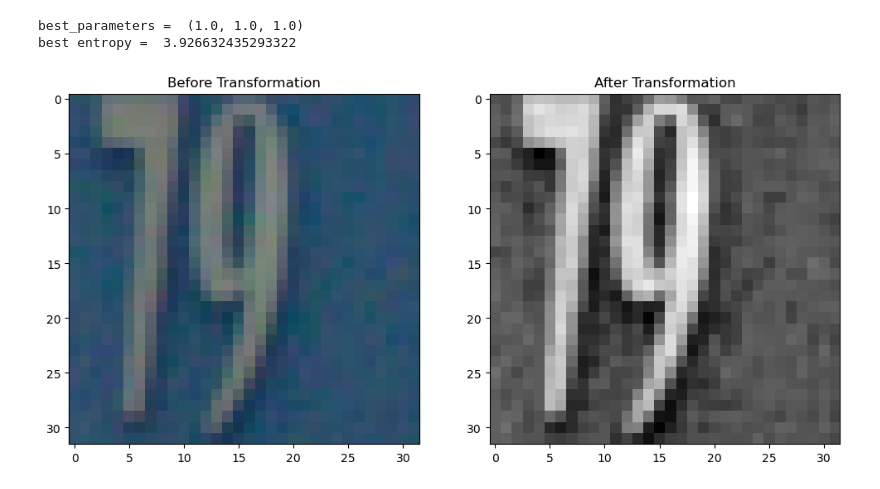
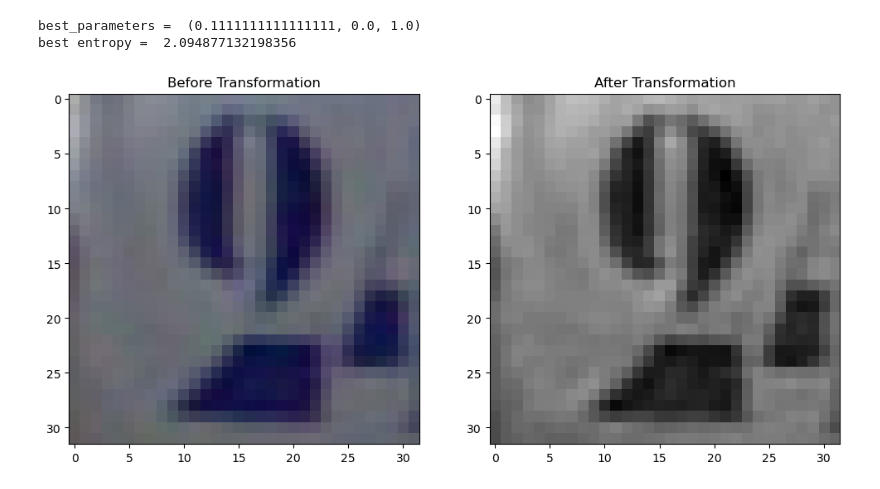
Before and after one commit to SHlee-TDA/TOFLA, a Jupyter notebook: examples/exmples.ipynb, the cells around one changed output. Drawn from its saved outputs; the diff is of its cells as text; code cells hidden in the pictures.

```diff
--- a/examples/exmples.ipynb
+++ b/examples/exmples.ipynb
@@ -14,9 +14,9 @@ transform = transforms.Compose([
 ])
 
 # CIFAR-10 훈련 데이터셋 로드
-#train_dataset = torchvision.datasets.CIFAR10(root='./data', train=True,
-#                                             download=True, transform=transform)
+train_dataset = torchvision.datasets.CIFAR10(root='./data', train=True,
+                                             download=True, transform=transform)
 
-train_dataset = torchvision.datasets.SVHN(root='./data', split='train',
-                                          transform=transform, download=True)
+#train_dataset = torchvision.datasets.SVHN(root='./data', split='train',
+#                                          transform=transform, download=True)
 # %% [output]
@@ -32,6 +24,10 @@ subset_dataset = torch.utils.data.Subset(train_dataset, subset_indices)
 # %%
-images_only_dataset = [image for image, _ in subset_dataset]
+import torch
+images_only_dataset = [image for image, _ in train_dataset]
 dataset = torch.stack(images_only_dataset)
 # %%
-best_params, best_entropy = GridSearch(dataset=dataset, steps=10).optimize()
+# Optimization
+best_params, best_entropy = GridSearch(dataset=dataset,
+                                       homology_dimension=1,
+                                       steps=10).optimize()
 # %% [output]
@@ -57,8 +52,8 @@ INFO:cubical.optimization:Params: (1.0000, 1.0000, 1.0000), Average Entropy: 3.9
 print('best_parameters = ', best_params)
 print('best entropy = ', best_entropy)
 # %% [output]
-best_parameters =  (1.0, 1.0, 1.0)
-best entropy =  3.926632435293322
+best_parameters =  (0.1111111111111111, 0.0, 1.0)
+best entropy =  2.094877132198356
 # %%
 from cubical.converter import GrayscaleConverter
 
@@ -68,33 +63,33 @@ converted_dataset = best_converter.convert_dataset()
 import matplotlib.pyplot as plt
 import numpy as np
 
 def show_images(before, after):
     # 변환 전 이미지: PyTorch 텐서에서 NumPy 배열로 변환
     before_np = before.numpy()
     before_np = np.transpose(before_np, (1, 2, 0))  # [채널, 높이, 너비] -> [높이, 너비, 채널]
 
     # 변환 후 이미지: PyTorch 텐서에서 NumPy 배열로 변환
     after_np = after.numpy()
     after_np = np.transpose(after_np, (1, 2, 0))  # [채널, 높이, 너비] -> [높이, 너비, 채널]
 
     # 이미지 시각화
     plt.figure(figsize=(12, 6))
 
     plt.subplot(1, 2, 1)
     plt.imshow(before_np)
     plt.title("Before Transformation")
 
     plt.subplot(1, 2, 2)
     plt.imshow(after_np.squeeze(), cmap='gray')  # 그레이스케일 이미지는 채널을 제거
     plt.title("After Transformation")
 
     plt.show()
 
 # 이미지 샘플 가져오기 (예시)
-before_sample = dataset[5]
-after_sample = converted_dataset[5]
+before_sample = dataset[50]
+after_sample = converted_dataset[50]
 
 # 시각화 함수 호출
 show_images(before_sample, after_sample)
 # %% [output]
-[figure, old version]
+[figure, new version]
```
Also changed, not shown: parts of 4 cells of this notebook, 7 other files.
